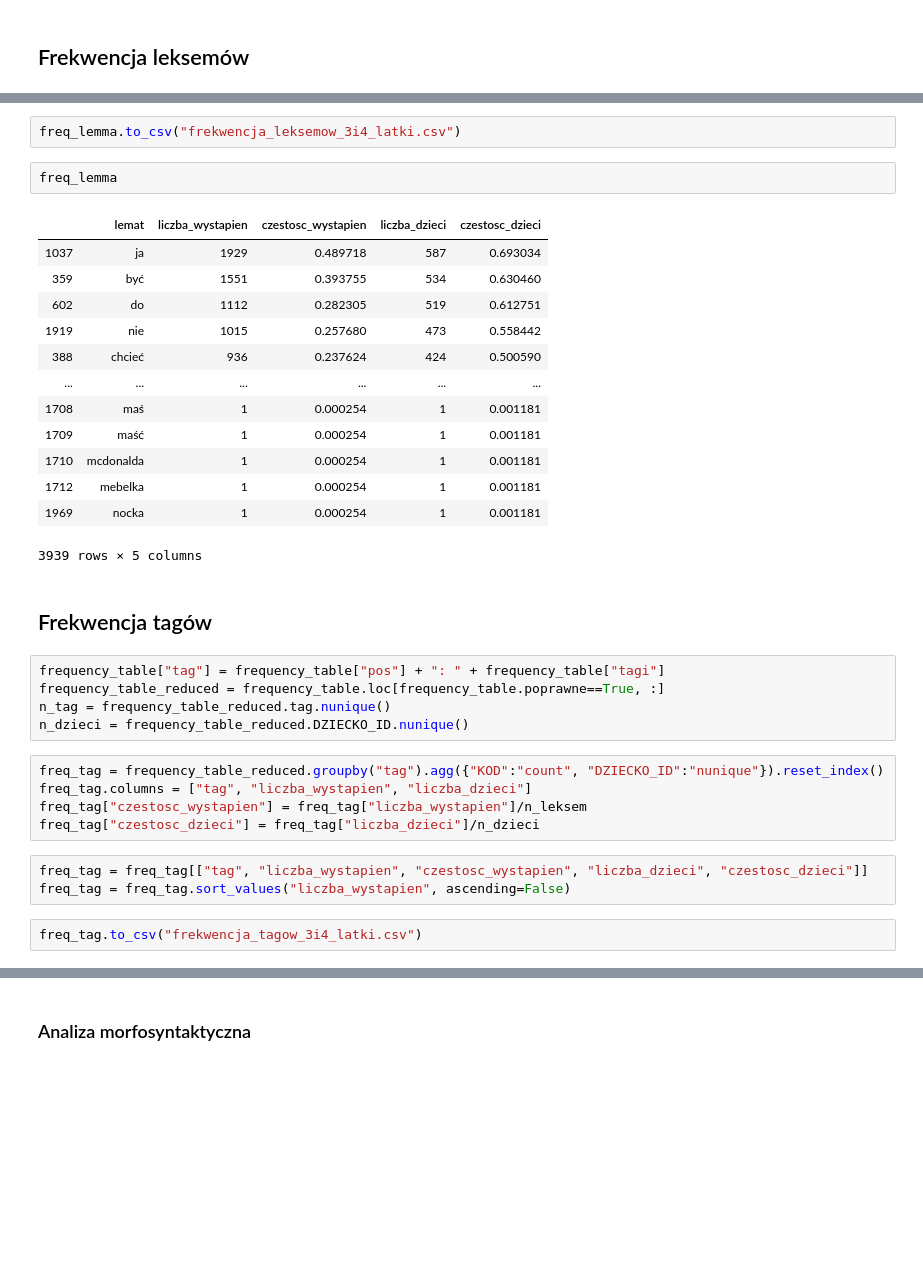
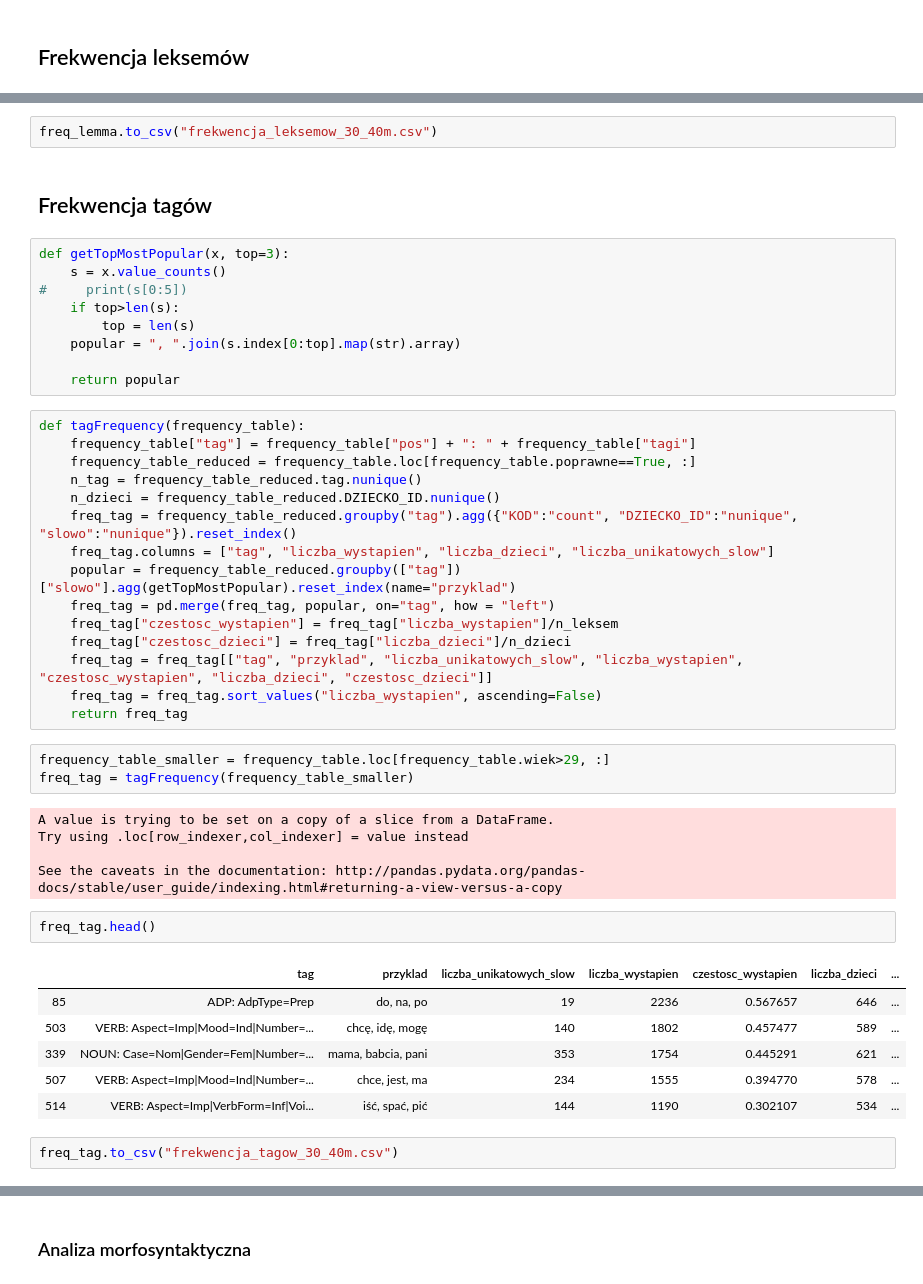
Before and after one commit to so-sonia/StarWords, a Jupyter notebook: analiza_korpus.ipynb, the cells around one changed output, grey strips where cells are left out. Saved outputs shown, nothing was run; the diff lists cells and outputs as text; blank space fills up the shorter version.

```diff
--- a/analiza_korpus.ipynb
+++ b/analiza_korpus.ipynb
@@ -412,35 +426,47 @@ freq_lemma = freq_lemma.sort_values("liczba_wystapien", ascending=False)
 # %%
-freq_lemma.to_csv("frekwencja_leksemow_3i4_latki.csv")
+freq_lemma.to_csv("frekwencja_leksemow_30_40m.csv")
-# %%
-freq_lemma
-# %% [output]
-|  | lemat | liczba_wystapien | czestosc_wystapien | liczba_dzieci | czestosc_dzieci |
-| 1037 | ja | 1929 | 0.489718 | 587 | 0.693034 |
-| 359 | być | 1551 | 0.393755 | 534 | 0.630460 |
-| 602 | do | 1112 | 0.282305 | 519 | 0.612751 |
-| 1919 | nie | 1015 | 0.257680 | 473 | 0.558442 |
-| 388 | chcieć | 936 | 0.237624 | 424 | 0.500590 |
-| ... | ... | ... | ... | ... | ... |
-| 1708 | maś | 1 | 0.000254 | 1 | 0.001181 |
-| 1709 | maść | 1 | 0.000254 | 1 | 0.001181 |
-| 1710 | mcdonalda | 1 | 0.000254 | 1 | 0.001181 |
-| 1712 | mebelka | 1 | 0.000254 | 1 | 0.001181 |
-| 1969 | nocka | 1 | 0.000254 | 1 | 0.001181 |
-3939 rows × 5 columns
 # %% [markdown]
 ## Frekwencja tagów
-# %%
-frequency_table["tag"] = frequency_table["pos"] + ": " + frequency_table["tagi"]
-frequency_table_reduced = frequency_table.loc[frequency_table.poprawne==True, :]
-n_tag = frequency_table_reduced.tag.nunique()
-n_dzieci = frequency_table_reduced.DZIECKO_ID.nunique()
-# %%
-freq_tag = frequency_table_reduced.groupby("tag").agg({"KOD":"count", "DZIECKO_ID":"nunique"}).reset_index()
-freq_tag.columns = ["tag", "liczba_wystapien", "liczba_dzieci"]
-freq_tag["czestosc_wystapien"] = freq_tag["liczba_wystapien"]/n_leksem
-freq_tag["czestosc_dzieci"] = freq_tag["liczba_dzieci"]/n_dzieci
-# %%
-freq_tag = freq_tag[["tag", "liczba_wystapien", "czestosc_wystapien", "liczba_dzieci", "czestosc_dzieci"]]
-freq_tag = freq_tag.sort_values("liczba_wystapien", ascending=False)
+# %%
+def getTopMostPopular(x, top=3):
+    s = x.value_counts()
+#     print(s[0:5])
+    if top>len(s):
+        top = len(s)
+    popular = ", ".join(s.index[0:top].map(str).array)
+
+    return popular
+# %%
+def tagFrequency(frequency_table):
+    frequency_table["tag"] = frequency_table["pos"] + ": " + frequency_table["tagi"]
+    frequency_table_reduced = frequency_table.loc[frequency_table.poprawne==True, :]
+    n_tag = frequency_table_reduced.tag.nunique()
+    n_dzieci = frequency_table_reduced.DZIECKO_ID.nunique()
+    freq_tag = frequency_table_reduced.groupby("tag").agg({"KOD":"count", "DZIECKO_ID":"nunique", "slowo":"nunique"}).reset_index()
+    freq_tag.columns = ["tag", "liczba_wystapien", "liczba_dzieci", "liczba_unikatowych_slow"]
+    popular = frequency_table_reduced.groupby(["tag"])["slowo"].agg(getTopMostPopular).reset_index(name="przyklad")
+    freq_tag = pd.merge(freq_tag, popular, on="tag", how = "left")
+    freq_tag["czestosc_wystapien"] = freq_tag["liczba_wystapien"]/n_leksem
+    freq_tag["czestosc_dzieci"] = freq_tag["liczba_dzieci"]/n_dzieci
+    freq_tag = freq_tag[["tag", "przyklad", "liczba_unikatowych_slow", "liczba_wystapien", "czestosc_wystapien", "liczba_dzieci", "czestosc_dzieci"]]
+    freq_tag = freq_tag.sort_values("liczba_wystapien", ascending=False)
+    return freq_tag
+# %%
+frequency_table_smaller = frequency_table.loc[frequency_table.wiek>29, :]
+freq_tag = tagFrequency(frequency_table_smaller)
+# %% [output]
+A value is trying to be set on a copy of a slice from a DataFrame.
+Try using .loc[row_indexer,col_indexer] = value instead
+
+See the caveats in the documentation: http://pandas.pydata.org/pandas-docs/stable/user_guide/indexing.html#returning-a-view-versus-a-copy
+# %%
+freq_tag.head()
+# %% [output]
+|  | tag | przyklad | liczba_unikatowych_slow | liczba_wystapien | czestosc_wystapien | liczba_dzieci | ... |
+| 85 | ADP: AdpType=Prep | do, na, po | 19 | 2236 | 0.567657 | 646 | ... |
+| 503 | VERB: Aspect=Imp|Mood=Ind|Number=... | chcę, idę, mogę | 140 | 1802 | 0.457477 | 589 | ... |
+| 339 | NOUN: Case=Nom|Gender=Fem|Number=... | mama, babcia, pani | 353 | 1754 | 0.445291 | 621 | ... |
+| 507 | VERB: Aspect=Imp|Mood=Ind|Number=... | chce, jest, ma | 234 | 1555 | 0.394770 | 578 | ... |
+| 514 | VERB: Aspect=Imp|VerbForm=Inf|Voi... | iść, spać, pić | 144 | 1190 | 0.302107 | 534 | ... |
 # %%
-freq_tag.to_csv("frekwencja_tagow_3i4_latki.csv")
+freq_tag.to_csv("frekwencja_tagow_30_40m.csv")
```
Also changed, not shown: parts of 36 cells of this notebook, 11 other files.
